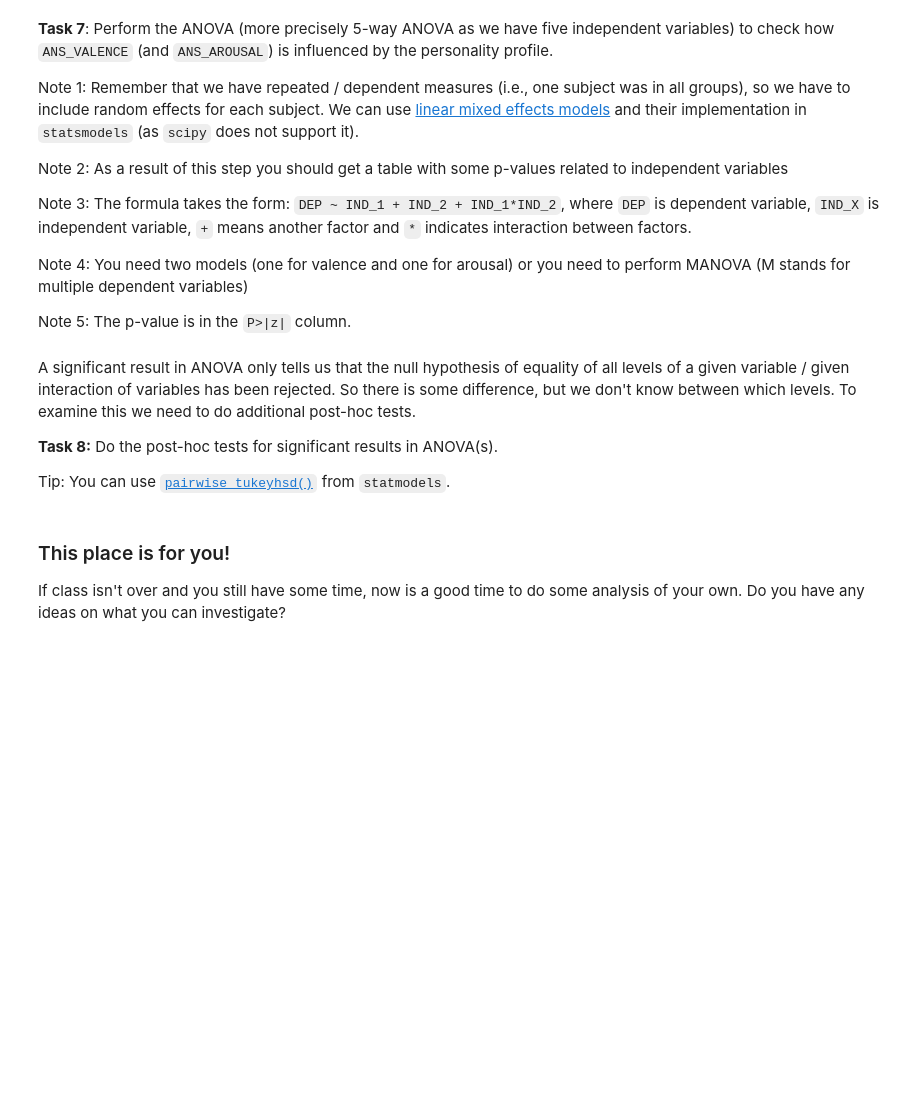
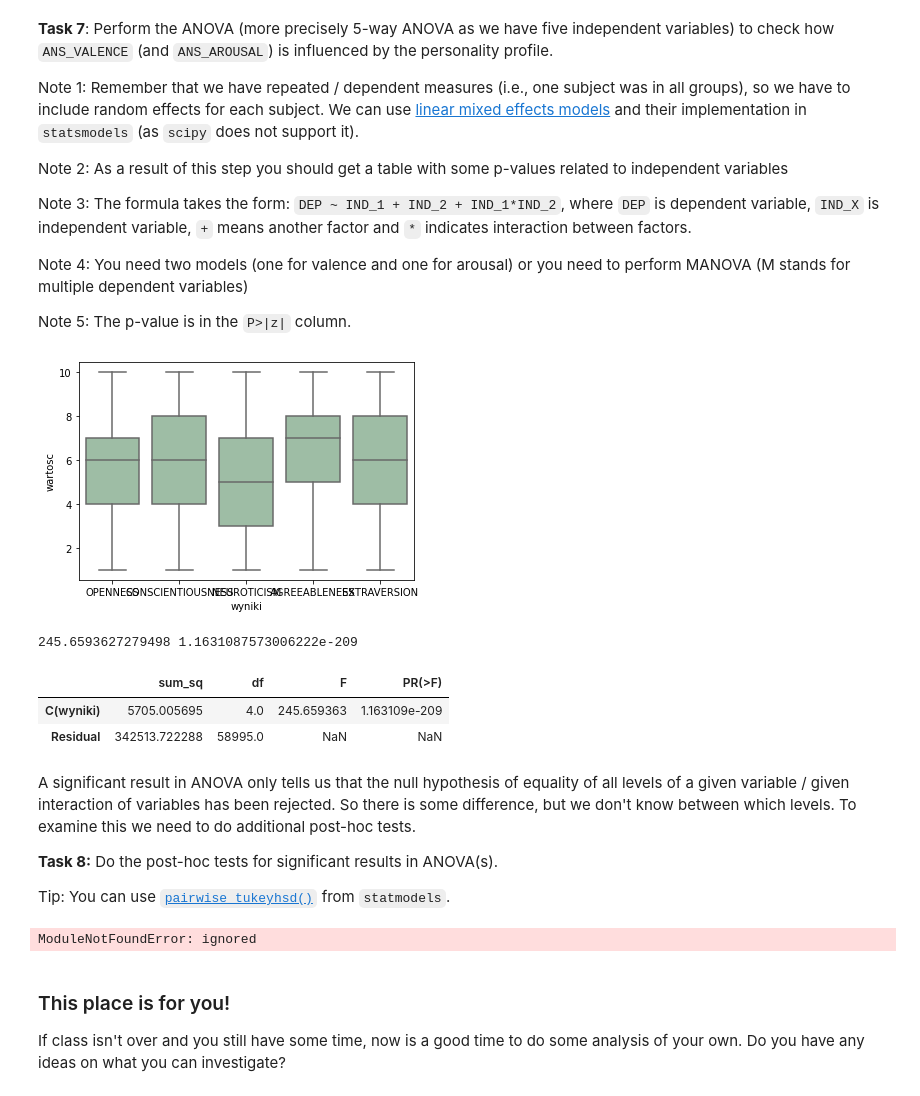
Before and after one commit to kalash34/SygnalyPsychofizjologiczne, a Jupyter notebook: stats.ipynb, the cells around one changed output. Drawn from its saved outputs; the diff is of its cells as text; code cells hidden in the pictures; blank space fills up the shorter version.

```diff
--- a/stats.ipynb
+++ b/stats.ipynb
@@ -216,6 +490,46 @@ Note 4: You need two models (one for valence and one for arousal) or you need to
 Note 5: The p-value is in the `P>|z|` column.
 # %%
 # _FILL_IN_YOUR_CODE_HERE
+# %%
+# Analiza wariancji ANOVA
+
+from scipy.stats import f_oneway
+import pandas as pd
+
+#data4 = dane[(dane['COND']=='P0') | (dane['COND']=='S0') | (dane['COND']=='PS0')].ANS_VALENCE  # wybieram pojedyncza kolumne
+
+dane = procedure[['ANS_AROUSAL', 'ANS_VALENCE', 'OPENNESS','CONSCIENTIOUSNESS','NEUROTICISM','AGREEABLENESS','EXTRAVERSION' ]]
+
+
+# ['OPENNESS','CONSCIENTIOUSNESS','NEUROTICISM','AGREEABLENESS','EXTRAVERSION']
+# przeksztalcanie danych
+df_melt = pd.melt(procedure.reset_index(), id_vars=['index'], value_vars=['OPENNESS','CONSCIENTIOUSNESS','NEUROTICISM','AGREEABLENESS','EXTRAVERSION'])
+# zamiana nazw kolumn
+df_melt.columns = ['index', 'wyniki', 'wartosc']
+
+import matplotlib.pyplot as plt
+import seaborn as sns
+ax = sns.boxplot(x='wyniki', y='wartosc', data=df_melt, color='#99c2a2')
+#ax = sns.swarmplot(x="wyniki", y="wartosc", data=df_melt, color='#7d0013')
+plt.show()
+
+fvalue, pvalue = stats.f_oneway(dane['OPENNESS'], dane['CONSCIENTIOUSNESS'], dane['NEUROTICISM'], dane['AGREEABLENESS'],dane['EXTRAVERSION'])
+print(fvalue, pvalue)
+
+import statsmodels.api as sm
+from statsmodels.formula.api import ols
+
+# Klasyczny model Najmniejszych Kwadratow
+model = ols('wartosc ~ C(wyniki)', data=df_melt).fit()
+anova_table = sm.stats.anova_lm(model, typ=2)
+anova_table
+# output: (ANOVA F oraz p value)
+# %% [output]
+[figure, added]
+245.6593627279498 1.1631087573006222e-209
+|  | sum_sq | df | F | PR(>F) |
+| C(wyniki) | 5705.005695 | 4.0 | 245.659363 | 1.163109e-209 |
+| Residual | 342513.722288 | 58995.0 | NaN | NaN |
 # %% [markdown]
 A significant result in ANOVA only tells us that the null hypothesis of equality of all levels of a given variable / given interaction of variables has been rejected. So there is some difference, but we don't know between which levels. To examine this we need to do additional post-hoc tests.
 
@@ -227,3 +539,23 @@ Tip: You can use [`pairwise_tukeyhsd()`](https://www.statsmodels.org/stable/gene
+# %%
+# _FILL_IN_YOUR_CODE_HERE
+from bioinfokit.analys import stat
+
+
+# instalacja bioinfokit'a przez github:
+
+#git clone https://github.com/reneshbedre/bioinfokit.git
+#cd bioinfokit
+#python setup.py install
+
+
+
+# test tukeya dla porownywania parami
+#
+res = stat()
+res.tukey_hsd(df=df_melt, res_var='wartosc', xfac_var='wyniki', anova_model='wartosc ~ C(wyniki)')
+res.tukey_summary
+# %% [output]
+ModuleNotFoundError: ignored
 # %% [markdown]
 ### This place is for you!
 
```
Also changed, not shown: parts of 15 cells of this notebook.
